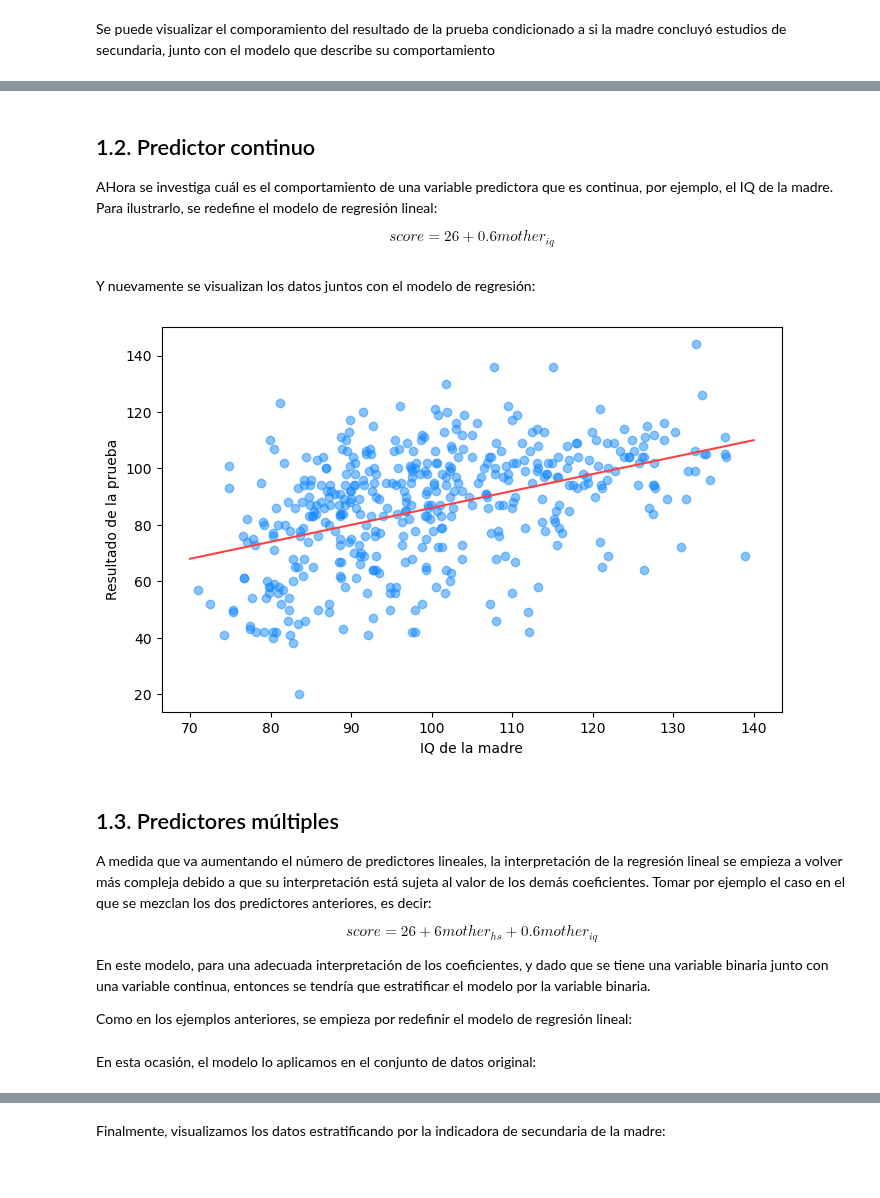
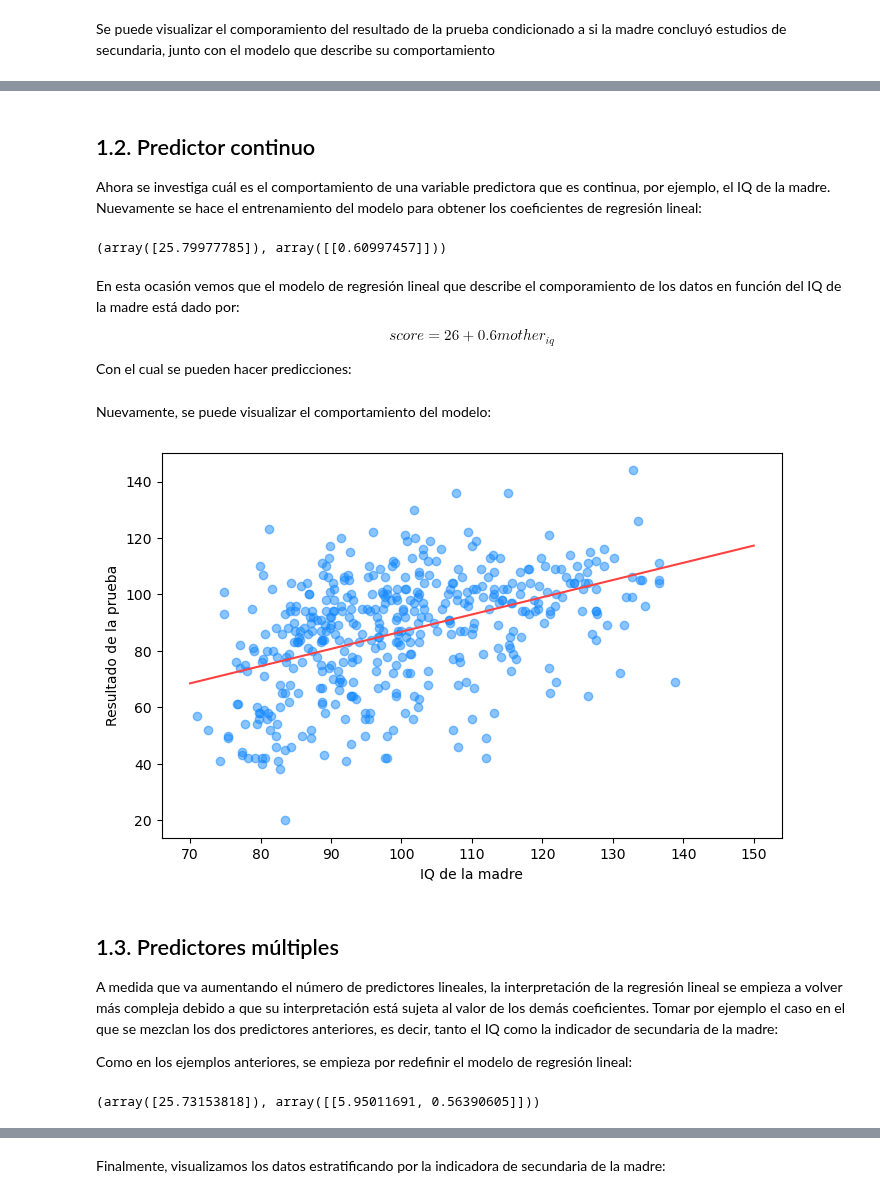
Before and after one commit to CAMM961001/bayesian_analysis, a Jupyter notebook: notebooks/03_regresion_lineal.ipynb, the cells around one changed output, grey strips where cells are left out. Drawn from its saved outputs; the diff is of its cells as text; code cells hidden in the pictures.

```diff
--- a/notebooks/03_regresion_lineal.ipynb
+++ b/notebooks/03_regresion_lineal.ipynb
@@ -95,6 +114,4 @@ plt.show()
 # %% [markdown]
 ## 1.2. Predictor continuo
 
-AHora se investiga cuál es el comportamiento de una variable predictora que es continua, por ejemplo, el IQ de la madre. Para ilustrarlo, se redefine el modelo de regresión lineal:
-
-$$score = 26 + 0.6 mother_{iq}$$
+Ahora se investiga cuál es el comportamiento de una variable predictora que es continua, por ejemplo, el IQ de la madre. Nuevamente se hace el entrenamiento del modelo para obtener los coeficientes de regresión lineal:
@@ -108,34 +118,57 @@ y = kid_score(x)
-# %% [markdown]
-Y nuevamente se visualizan los datos juntos con el modelo de regresión:
+# %%
+# Definición de datos para el modelo
+x_train = kid_iq.mom_iq.to_numpy().reshape((-1,1))
+y_train = kid_iq.kid_score.to_numpy().reshape((-1,1))
+
+# Iniciar instancia de modelo de regresión lineal
+lin_reg = LinearRegression(
+    fit_intercept=True)
+
+# Entrenamiento de modelo
+lin_reg.fit(
+    X=x_train
+    ,y=y_train)
+
+# Coeficientes del modelo
+lin_reg.intercept_, lin_reg.coef_
+# %% [output]
+(array([25.79977785]), array([[0.60997457]]))
+# %% [markdown]
+En esta ocasión vemos que el modelo de regresión lineal que describe el comporamiento de los datos en función del IQ de la madre está dado por:
+
+$$score = 26 + 0.6 mother_{iq}$$
+
+Con el cual se pueden hacer predicciones:
+# %%
+x_pred = np.linspace(start=70, stop=150, num=100).reshape((-1,1))
+y_pred = lin_reg.predict(X=x_pred)
+# %% [markdown]
+Nuevamente, se puede visualizar el comportamiento del modelo:
 # %%
 # Configuraciones de figura
 fig, ax = plt.subplots(figsize = (8,5))
 
 # Elementos de visualización
 ax.scatter(
     x=kid_iq.mom_iq
     ,y=kid_iq.kid_score
     ,color=CONFIG['graficas']['colors']['azul']
     ,alpha=0.5)
 
 ax.plot(
-    x, y
+    x_pred, y_pred
     ,color=CONFIG['graficas']['colors']['rojo'])
 
 # Anotaciones y estilo
 ax.set_xlabel('IQ de la madre')
 ax.set_ylabel('Resultado de la prueba')
 
 plt.show()
 # %% [output]
-[figure, old version]
+[figure, new version]
 # %% [markdown]
 ## 1.3. Predictores múltiples
 
-A medida que va aumentando el número de predictores lineales, la interpretación de la regresión lineal se empieza a volver más compleja debido a que su interpretación está sujeta al valor de los demás coeficientes. Tomar por ejemplo el caso en el que se mezclan los dos predictores anteriores, es decir:
-
-$$score = 26 + 6 mother_{hs} + 0.6 mother_{iq}$$
-
-En este modelo, para una adecuada interpretación de los coeficientes, y dado que se tiene una variable binaria junto con una variable continua, entonces se tendría que estratificar el modelo por la variable binaria.
+A medida que va aumentando el número de predictores lineales, la interpretación de la regresión lineal se empieza a volver más compleja debido a que su interpretación está sujeta al valor de los demás coeficientes. Tomar por ejemplo el caso en el que se mezclan los dos predictores anteriores, es decir, tanto el IQ como la indicador de secundaria de la madre:
 
 Como en los ejemplos anteriores, se empieza por redefinir el modelo de regresión lineal:
@@ -145,2 +174,0 @@ def kid_score(mother_hs, mother_iq): return 26 + 6 * mother_hs + 0.6 * mother_iq
-# %% [markdown]
-En esta ocasión, el modelo lo aplicamos en el conjunto de datos original:
@@ -149,0 +175,18 @@ df['kid_score_hat'] = kid_iq.apply(lambda df: kid_score(df.mom_hs, df.mom_iq), a
+# %%
+# Definición de datos para el modelo
+x_train = kid_iq[['mom_hs', 'mom_iq']].to_numpy()
+y_train = kid_iq.kid_score.to_numpy().reshape((-1,1))
+
+# Iniciar instancia de regresión lineal
+lin_Reg = LinearRegression(
+    fit_intercept=True)
+
+# Entrenamiento
+lin_reg.fit(
+    X=x_train
+    ,y=y_train)
+
+# Coeficientes del modelo
+lin_reg.intercept_, lin_reg.coef_
+# %% [output]
+(array([25.73153818]), array([[5.95011691, 0.56390605]]))
```
Also changed, not shown: parts of 14 cells of this notebook.
